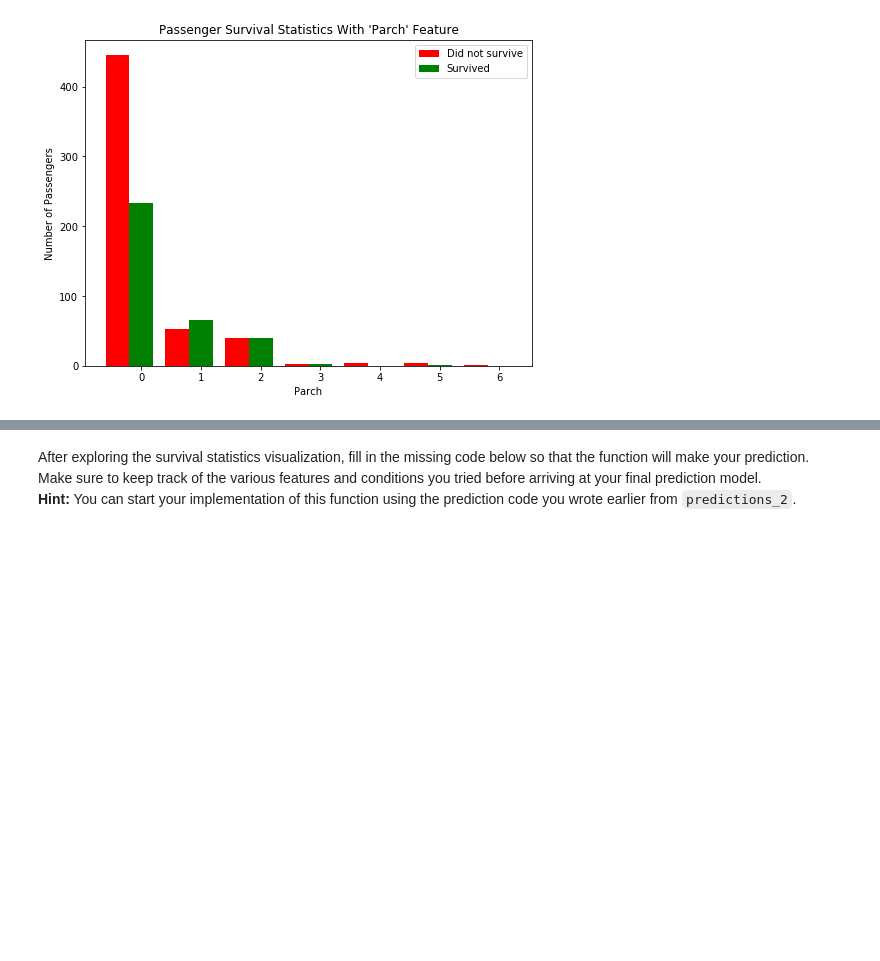
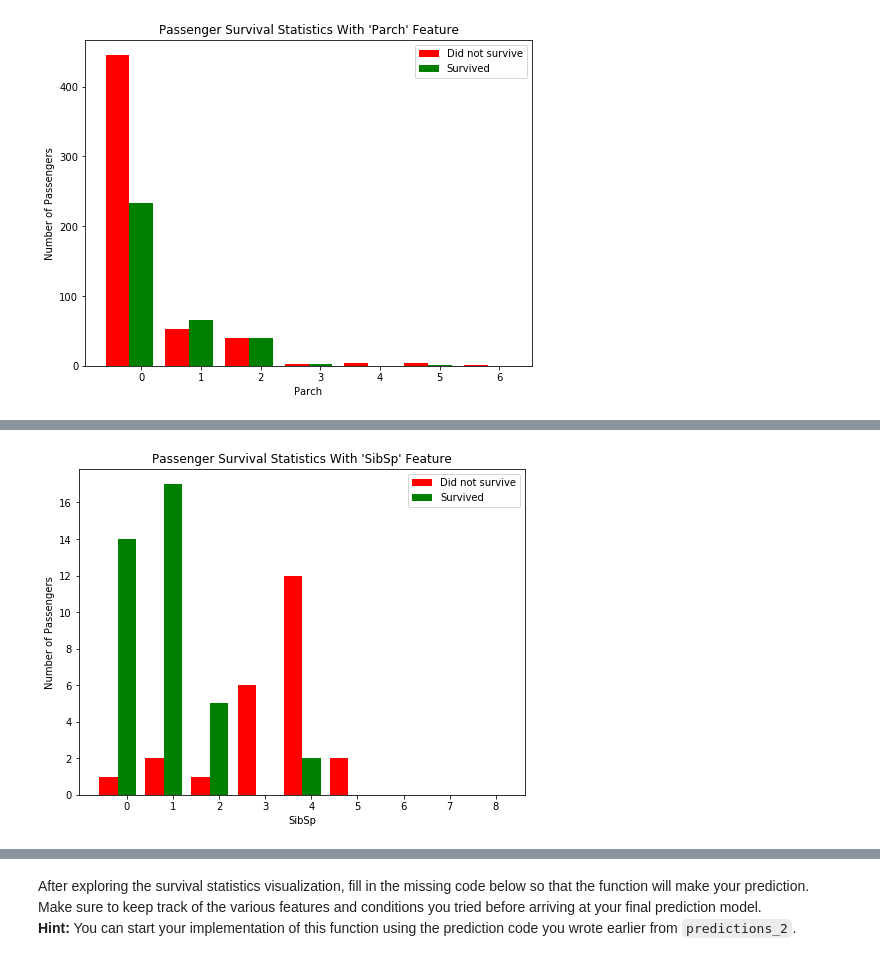
Before and after one commit to izizxllz/machine-learning, a Jupyter notebook: projects/titanic_survival_exploration/titanic_survival_exploration.ipynb, the cells around one changed output, grey strips where cells are left out. Saved outputs shown, nothing was run; the diff lists cells and outputs as text; code cells hidden in the pictures; blank space fills up the shorter version.

```diff
--- a/projects/titanic_survival_exploration/titanic_survival_exploration.ipynb
+++ b/projects/titanic_survival_exploration/titanic_survival_exploration.ipynb
@@ -244,0 +256,4 @@ vs.survival_stats(data, outcomes, 'Age', ["Sex == 'female'", "Pclass == 3"])
+# %%
+vs.survival_stats(data, outcomes, 'SibSp', ["Age < 10"])
+# %% [output]
+[figure, added]
```
Also changed, not shown: parts of 9 cells of this notebook.
